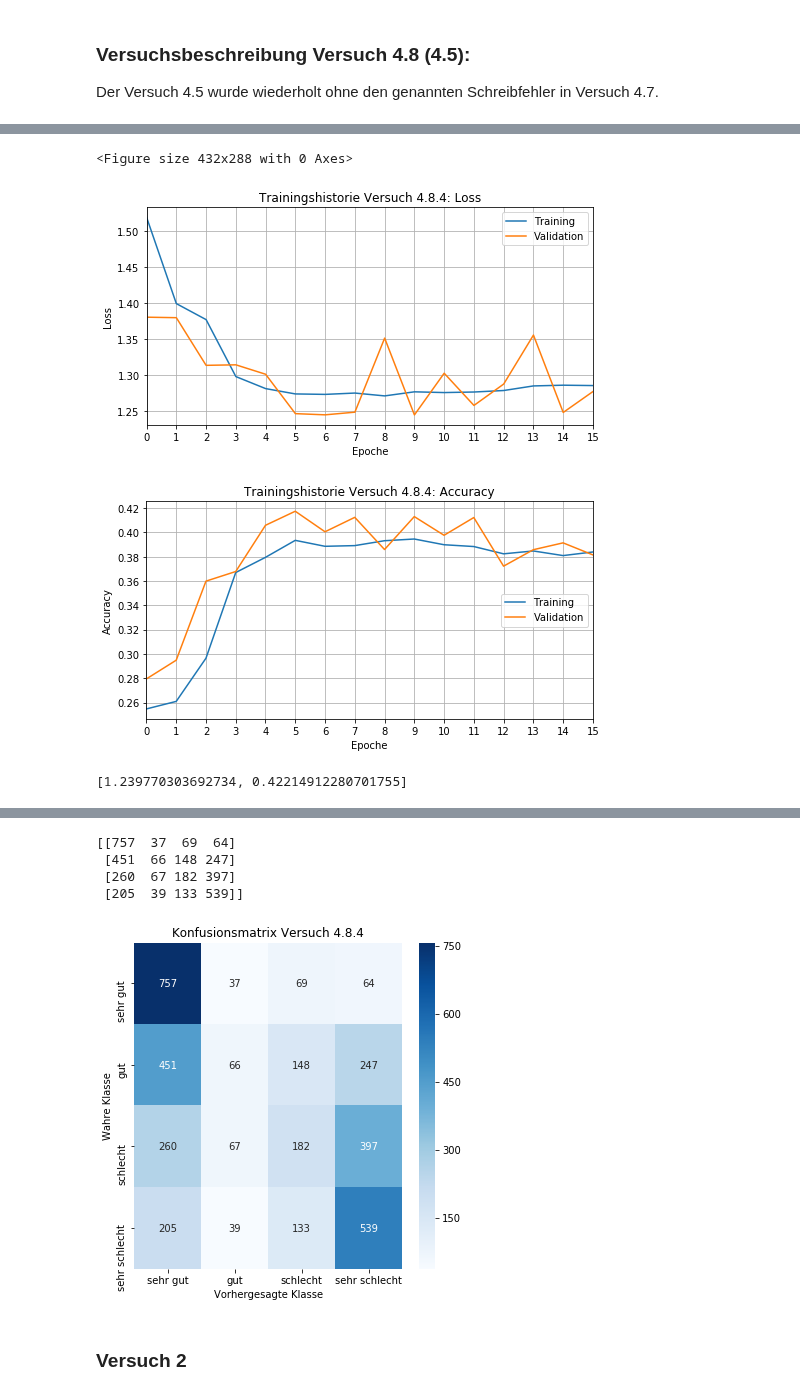
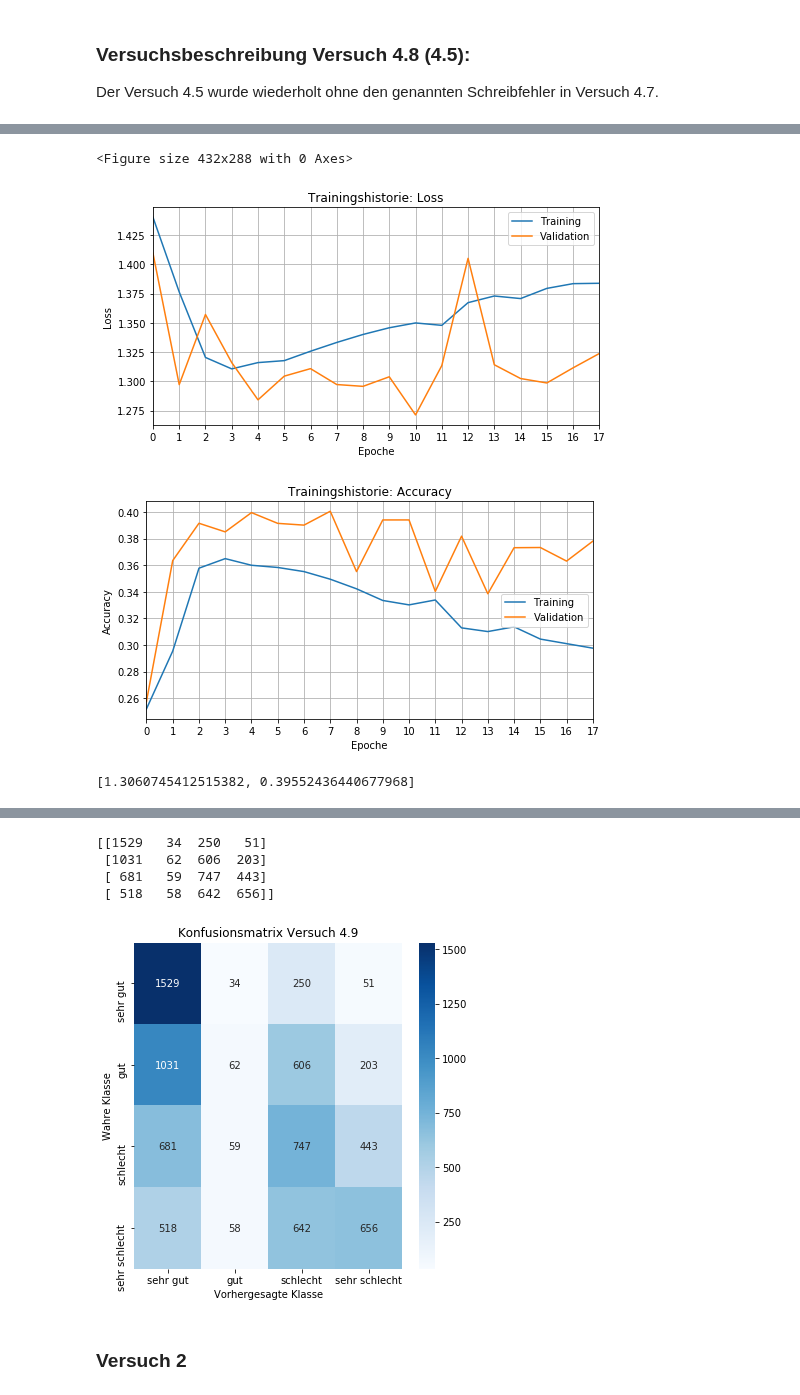
Before and after one commit to SandGreif/FahrradwegeKlassifizierung, a Jupyter notebook: faltungsnetze/CNN_experiment4.ipynb, the cells around one changed output, grey strips where cells are left out. Cells and saved outputs as stored; diff of their text form; code cells hidden in the pictures.

Commit message:
Faltungsnetz Versuch 4.9 durchgeführt / fehlende Bildraten berechnet

```diff
--- a/faltungsnetze/CNN_experiment4.ipynb
+++ b/faltungsnetze/CNN_experiment4.ipynb
@@ -194,6 +201,6 @@ from sklearn.model_selection import train_test_split
 from sklearn.metrics import confusion_matrix
 from sklearn.metrics import accuracy_score
 # %%
-featuresDf = pandas.read_csv(filepath_or_buffer="../daten/merkmale_datensatz_37_bis_42/merkmaleMitLabelnFuzzyVersuch3.csv")
+featuresDf = pandas.read_csv(filepath_or_buffer="../daten/merkmale_datensatz_37_bis_42/merkmaleMitLabelnFuzzyVersuch4.csv")
 # %%
 # Nummer des aktuellen Versuchs
@@ -206,9 +213,8 @@ paths = []
 # Liste mit Pfaden zu den Bildern
 imagePaths = []
 # %%
-i = 0
 for dataset in datasets: # Für jeden Datensatz merke Pfad
-    paths.append("C:/Users/morro/Documents/datenRoh/" + dataset + "/zugeschnitten/")
+    paths.append("E:/bachelor/daten/" + dataset + "/zugeschnitten/")
 for path in paths: # Für jeden Pfad hole die Namen der Ordner
     folders = os.listdir(path)
     folders = sorted(folders, key=int) #sortiert die Reihenfolge de Ordner aufsteifend
@@ -221,7 +227,5 @@ for path in paths: # Für jeden Pfad hole die Namen der Ordner
         for name in files: # Ein Dateiname aus diesem Ordner
             if "jpg" not in name:
                 continue
-            if featuresDf['Klasse'].iloc[i] < 4:
-                imagePaths.append(filesPath + name)
-            i = i + 1
+            imagePaths.append(filesPath + name)
 # %% [output]
@@ -399,34 +402,34 @@ modelCNN.summary()
 # Plot Modell Historie Loss und Accuracy
 plt.figure(1)
 plt.figure(figsize=(8,4))
-plt.title('Trainingshistorie Versuch 4.8.4: Loss')
+plt.title('Trainingshistorie: Loss')
 plt.xlabel('Epoche')
 plt.ylabel('Loss')
 plt.plot(hist.history['loss'])
 plt.plot(hist.history['val_loss'])
 plt.legend(['Training', 'Validation'])
-plt.xlim(0,15)
+plt.xlim(0,17)
 plt.grid(True)
 plt.savefig("trainingshistorieLossVersuch4_" + experimentNumber + ".png")
-plt.xticks(np.arange(0, 15.1, step=1))
+plt.xticks(np.arange(0, 17.1, step=1))
 plt.figure(2)
 plt.figure(figsize=(8,4))
-plt.title('Trainingshistorie Versuch 4.8.4: Accuracy')
+plt.title('Trainingshistorie: Accuracy')
 plt.xticks()
 plt.xlabel('Epoche')
 plt.ylabel('Accuracy')
 plt.plot(hist.history['acc'])
 plt.plot(hist.history['val_acc'])
 plt.legend(['Training', 'Validation'], loc='right')
-plt.xlim(0,15)
-plt.xticks(np.arange(0, 15.1, step=1))
+plt.xlim(0,17)
+plt.xticks(np.arange(0, 17.1, step=1))
 plt.grid(True)
 plt.savefig("trainingshistorieAccuracyVersuch4_" + experimentNumber + ".png")
 plt.show()
 # %% [output]
 <Figure size 432x288 with 0 Axes>
-[figure, old version]
+[figure, new version]
-[figure, old version]
+[figure, new version]
 # %%
 # Läd Testdaten
 def testDataLoader(imagePaths, batchSize):
@@ -442,11 +445,11 @@ def testDataLoader(imagePaths, batchSize):
             batchEnd += batchSize
 # %%
 # Läd Modell
-modell1 = load_model('ergebnisse_versuch4/modell_versuch4_8_4')
+modell1 = load_model('ergebnisse_versuch4/modell_versuch4_9')
 # %%
 modell1.evaluate_generator( dataLoader(xTest, yTest, 32), steps=int(len(xTest)/32))
 # %% [output]
-[1.239770303692734, 0.42214912280701755]
+[1.3060745412515382, 0.39552436440677968]
 # %%
 modell1.summary()
 # %% [output]
@@ -482,24 +485,24 @@ for path in xTest:
 # %%
 # Konfusionsmatrix
 validPredArray = np.argmax(np.vstack(validPreds), axis=1)
 yTestMax = np.argmax(yTest,axis=1)
 cnfMatrix = confusion_matrix(yTestMax, validPredArray)
 print(cnfMatrix)
 fig, ax = plt.subplots(figsize=(6,6))
 ax = sns.heatmap(cnfMatrix, fmt="d", cmap=plt.cm.Blues, ax=ax , annot=True)
 ax.set_xticklabels(classNames)
 ax.set_yticklabels(classNames)
-plt.title('Konfusionsmatrix Versuch 4.8.4')
+plt.title('Konfusionsmatrix Versuch 4.9')
 plt.ylabel('Wahre Klasse')
 plt.xlabel('Vorhergesagte Klasse')
-plt.savefig('konfmatrixVersuch4_8_4.png')
+plt.savefig('konfmatrixVersuch4_9.png')
 plt.show()
 # %% [output]
-[[757  37  69  64]
- [451  66 148 247]
- [260  67 182 397]
- [205  39 133 539]]
+[[1529   34  250   51]
+ [1031   62  606  203]
+ [ 681   59  747  443]
+ [ 518   58  642  656]]
-[figure, old version]
+[figure, new version]
 # %% [markdown]
 ### Versuch 2
 # %%
```
Also changed, not shown: parts of 7 cells of this notebook, 3 other files.
